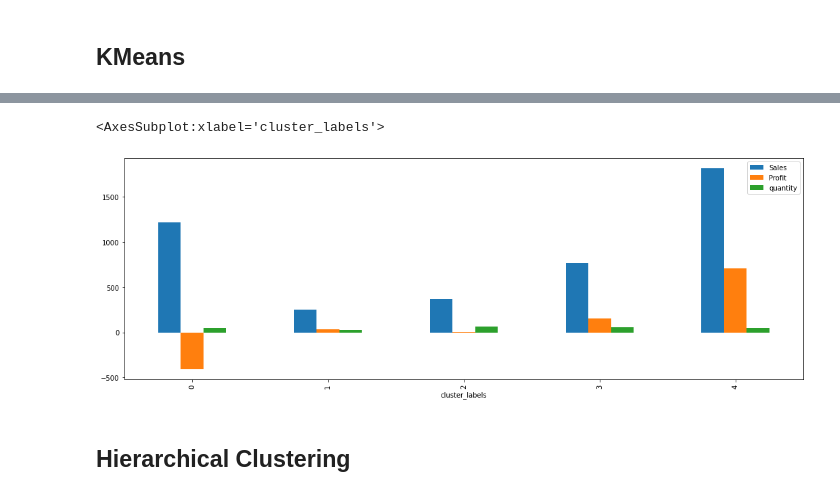
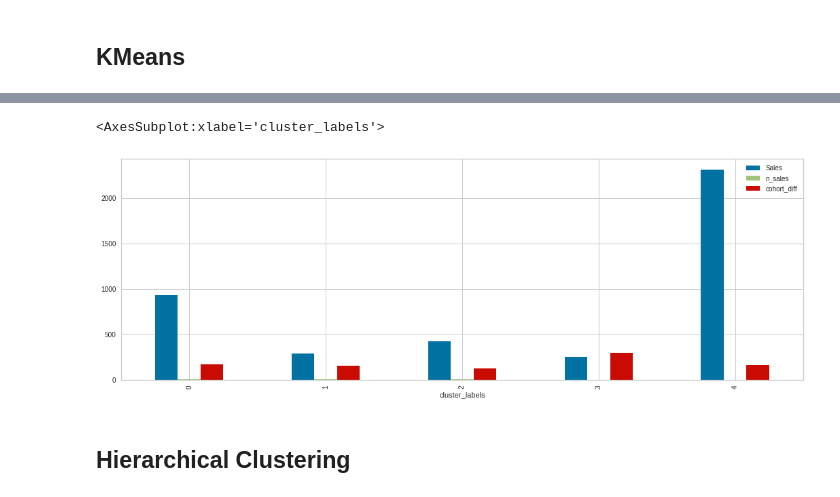
Before and after one commit to PabloJRW/super_store_projects, a Jupyter notebook: SEGMENTACION DE CLIENTES.ipynb, the cells around one changed output, grey strips where cells are left out. Saved outputs shown, nothing was run; the diff lists cells and outputs as text; code cells hidden in the pictures.

```diff
--- a/SEGMENTACION DE CLIENTES.ipynb
+++ b/SEGMENTACION DE CLIENTES.ipynb
@@ -67,6 +75,6 @@ Index(['Row ID', 'Order ID', 'Order Date', 'Ship Date', 'Ship Mode',
 # %%
-# Transformación de 'Order Date' a tipo datetime
-consumer_data['Order Date'] = consumer_data['Order Date'].apply(lambda x: pd.to_datetime(x))
+# Transformación de tipo de dato
+consumer_data['Order Date'] = pd.to_datetime(consumer_data['Order Date'])
 
-# Transformación de 'Order Date' a tipo datetime
-consumer_data['Ship Date'] = consumer_data['Ship Date'].apply(lambda x: pd.to_datetime(x))
+# Calculo de variable 'Discount'
+consumer_data['Discount'] = consumer_data['Discount']  * consumer_data['Sales']
@@ -86,4 +83,6 @@ See the caveats in the documentation: https://pandas.pydata.org/pandas-docs/stab
 consumer = consumer_data.groupby(['Customer ID','Order ID','Order Date']).sum()
 consumer.drop(['Row ID','Postal Code'], axis=1, inplace=True)
 consumer = consumer.reset_index([0,1,2])
-consumer
+
+# Creo columna con las veces que cada cliente ha realizado compras
+consumer['n_sales'] = consumer.groupby('Customer ID')['Order Date'].transform('count')
@@ -247,0 +137,11 @@ components = pca2.fit_transform(scaled_features)
+# %%
+# Datos agrupados por 'Customer ID'
+consumerID_data = consumer.groupby(by='Customer ID')[['Sales','n_sales','Discount','Profit','cohort_diff']].mean()
+
+# Crea variable del número de veces que los clientes han comprado
+#consumerID_data['n_sales'] = consumer.groupby('Customer ID')['Order ID'].count()
+
+# Cantidad de productos comprado por cliente
+consumerID_data['n_quantity'] = consumer.groupby('Customer ID')['Quantity'].sum()
+
+consumerID_data.head()
@@ -247,0 +186,12 @@ components = pca2.fit_transform(scaled_features)
+# %%
+scaler_pipeline = ColumnTransformer(
+                        transformers=[
+                            ('robust_scaler', RobustScaler(), ['Sales','n_sales','cohort_diff','n_quantity'])
+                        ]
+)
+
+# Escalado de variables
+scaled_features = scaler_pipeline.fit_transform(consumerID_data)
+
+# Variables escaladas - DataFrame
+scaled_features = pd.DataFrame(scaled_features)
@@ -296,11 +303,11 @@ kmeans_label_grouped.T
 # %%
 # Visualización de las medias de las variables por cluster
 # ================================================================================
 
-kmeans_label_grouped[['Sales','Profit','quantity']].plot(kind='bar', figsize=(18,6))
+kmeans_label_grouped[['Sales','n_sales','cohort_diff']].plot(kind='bar', figsize=(18,6))
 # %% [output]
 <AxesSubplot:xlabel='cluster_labels'>
-[figure, old version]
+[figure, new version]
 # %% [markdown]
 ## Hierarchical Clustering
 # %%
```
Also changed, not shown: parts of 34 cells of this notebook.
